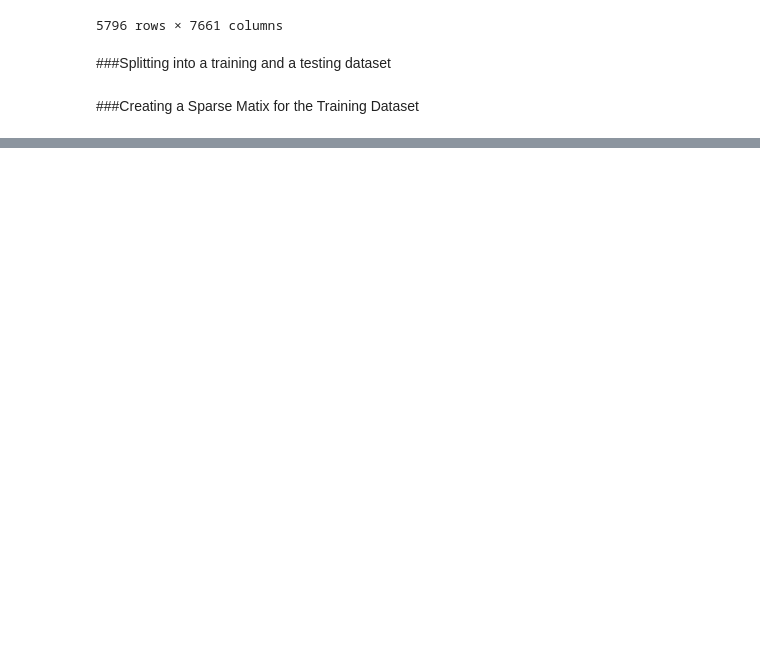
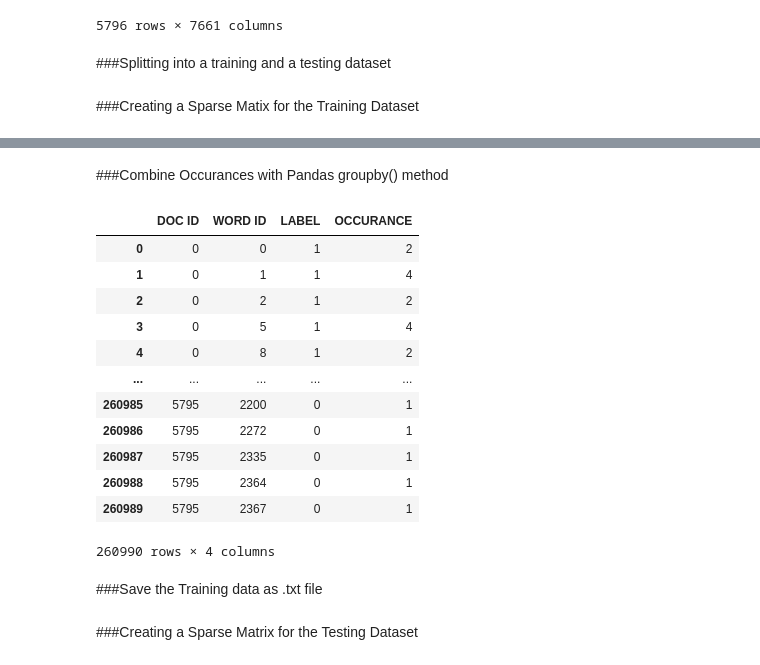
Before and after one commit to makhijakabir/machine-learning, a Jupyter notebook: bayesClassifierESF.ipynb, the cells around one changed output, grey strips where cells are left out. Drawn from its saved outputs; the diff is of its cells as text; code cells hidden in the pictures; blank space fills up the shorter version.

```diff
--- a/bayesClassifierESF.ipynb
+++ b/bayesClassifierESF.ipynb
@@ -638,0 +686,22 @@ wordIndex = pd.Index(vocab.vocabWords)
+# %% [markdown]
+###Combine Occurances with Pandas groupby() method
+# %%
+trainGrouped = sparseTrainDf.groupby(['DOC ID', 'WORD ID', 'LABEL']).sum()
+trainGrouped = trainGrouped.reset_index()
+trainGrouped
+# %% [output]
+|  | DOC ID | WORD ID | LABEL | OCCURANCE |
+| 0 | 0 | 0 | 1 | 2 |
+| 1 | 0 | 1 | 1 | 4 |
+| 2 | 0 | 2 | 1 | 2 |
+| 3 | 0 | 5 | 1 | 4 |
+| 4 | 0 | 8 | 1 | 2 |
+| ... | ... | ... | ... | ... |
+| 260985 | 5795 | 2200 | 0 | 1 |
+| 260986 | 5795 | 2272 | 0 | 1 |
+| 260987 | 5795 | 2335 | 0 | 1 |
+| 260988 | 5795 | 2364 | 0 | 1 |
+| 260989 | 5795 | 2367 | 0 | 1 |
+260990 rows × 4 columns
+# %% [markdown]
+###Save the Training data as .txt file
@@ -638,0 +710,2 @@ wordIndex = pd.Index(vocab.vocabWords)
+# %% [markdown]
+###Creating a Sparse Matrix for the Testing Dataset
```
Also changed, not shown: parts of 18 cells of this notebook.
